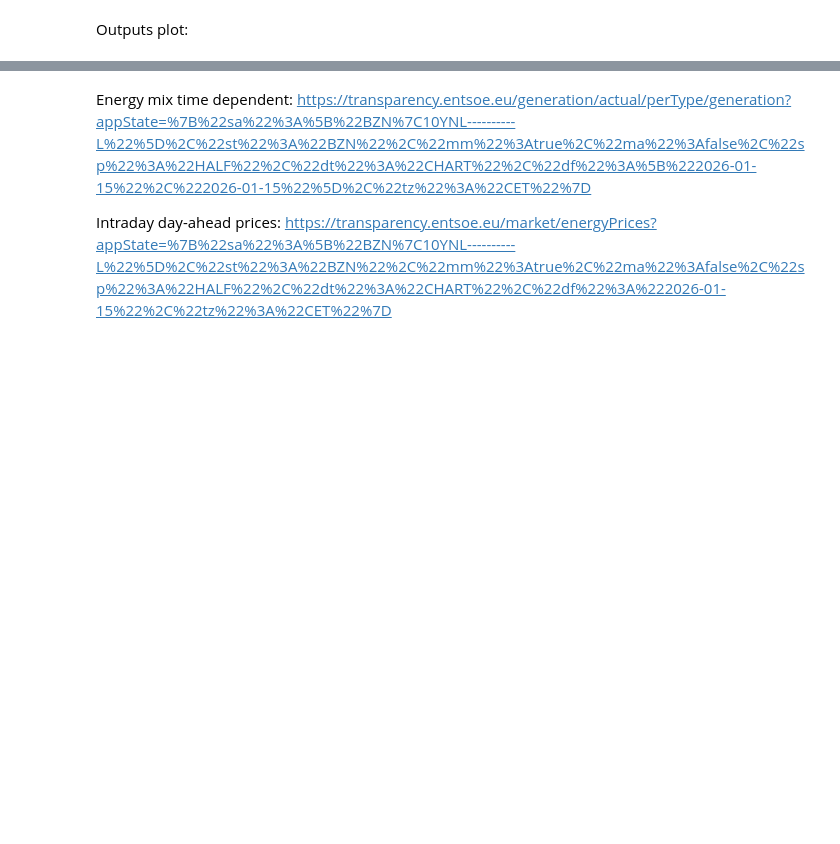
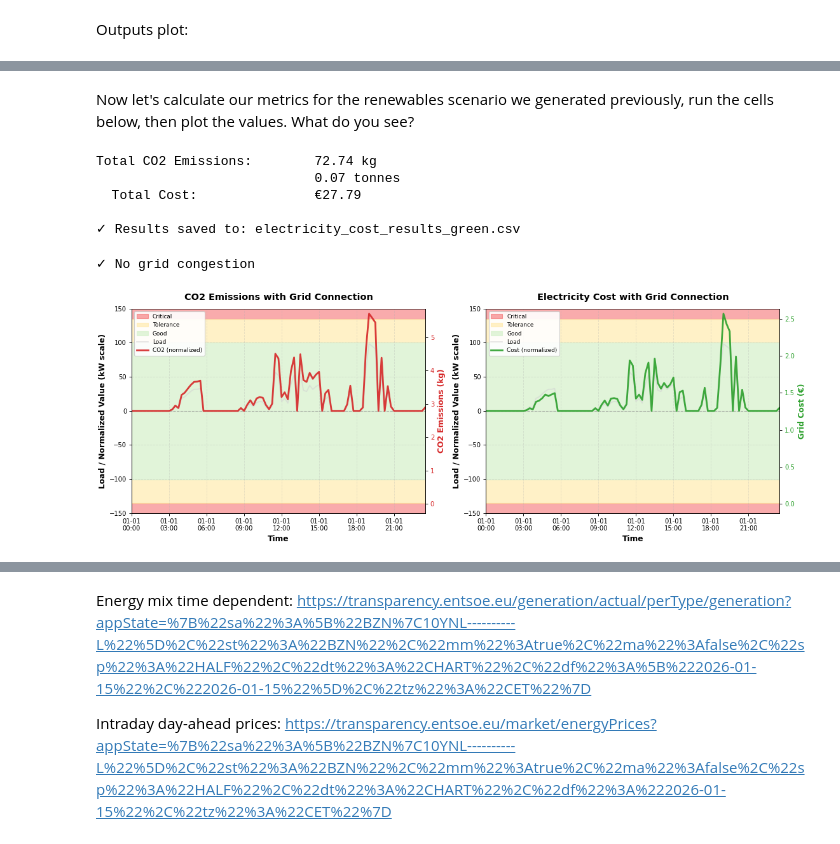
Before and after one commit to Illuminator-team/educational_material, a Jupyter notebook: tutorials/energy_hubs/Energy HUB/EnergyHubTutorial5.ipynb, the cells around one changed output, grey strips where cells are left out. Saved outputs shown, nothing was run; the diff lists cells and outputs as text; code cells hidden in the pictures; blank space fills up the shorter version.

```diff
--- a/tutorials/energy_hubs/Energy HUB/EnergyHubTutorial5.ipynb
+++ b/tutorials/energy_hubs/Energy HUB/EnergyHubTutorial5.ipynb
@@ -223,0 +245,48 @@ Plot the CO2 emissions, the cost of electricity, and a check on grid congestion
+# %% [markdown]
+Now let's calculate our metrics for the renewables scenario we generated previously, run the cells below, then plot the values. What do you see?
+# %%
+# TODO: Clean this up to only change consumption file & output csv
+
+from complete_co2_workflow import align_dates_and_calculate_co2
+
+co2_results = align_dates_and_calculate_co2(
+    generation_file='data\GENERATION_PER_TYPE_20251125-20251202.csv',
+    consumption_file='out_Tutorial_5_Green.csv',
+    consumption_column='Controller1.dump',
+    consumption_date_column='date',
+    output_csv='co2_results_green.csv'
+)
+
+# Step 2: Calculate electricity costs
+from electricity_cost_calculator import calculate_electricity_cost
+
+cost_results = calculate_electricity_cost(
+    price_file='data\GUI_ENERGY_PRICES_202511272300-202511282300.csv',
+    consumption_file='out_Tutorial_5_Green.csv',
+    consumption_column='Controller1.dump',
+    consumption_date_column='date',
+    price_date_column='MTU (CET/CEST)',
+    price_column='Day-ahead Price (EUR/MWh)',
+    output_csv='electricity_cost_results_green.csv'
+)
+# %% [output]
+Total CO2 Emissions:        72.74 kg
+                            0.07 tonnes
+  Total Cost:               €27.79
+
+✓ Results saved to: electricity_cost_results_green.csv
+# %%
+from combined_analysis_plots import plot_combined_analysis
+
+fig, (ax1, ax2) = plot_combined_analysis(
+    co2_results_file='co2_results_green.csv',
+    cost_results_file='electricity_cost_results_green.csv',
+    consumption_file='out_Tutorial_5_Green.csv',
+    connection_cap=150,
+    critical_limit=0.9,
+    tolerance_limit=0.67,
+    figsize=(14, 5)  # You can adjust this if needed
+)
+# %% [output]
+✓ No grid congestion
+[figure, added]
```
Also changed, not shown: parts of 9 cells of this notebook.
